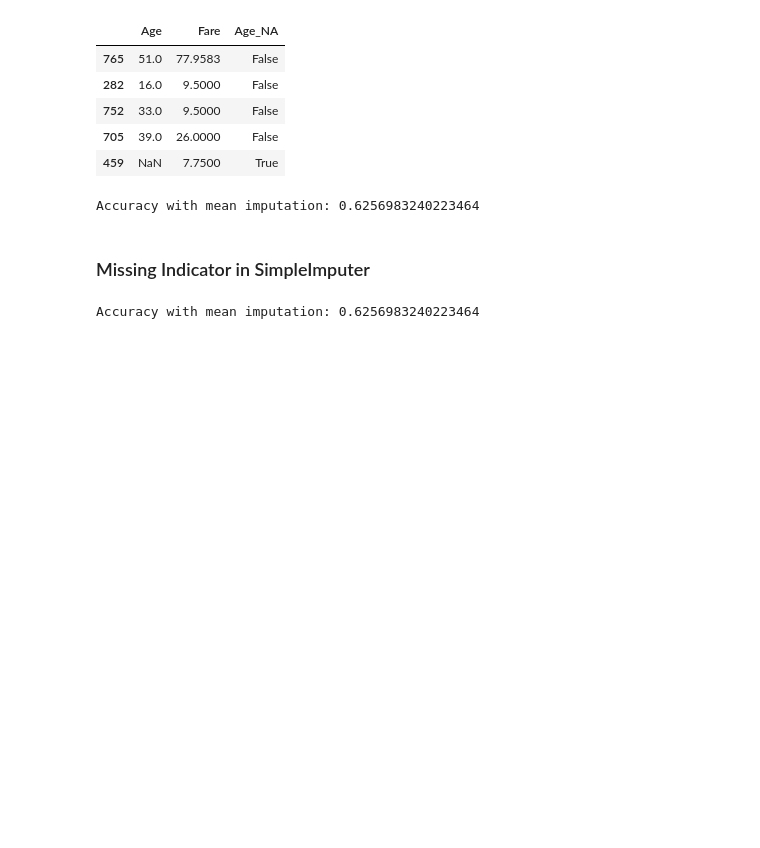
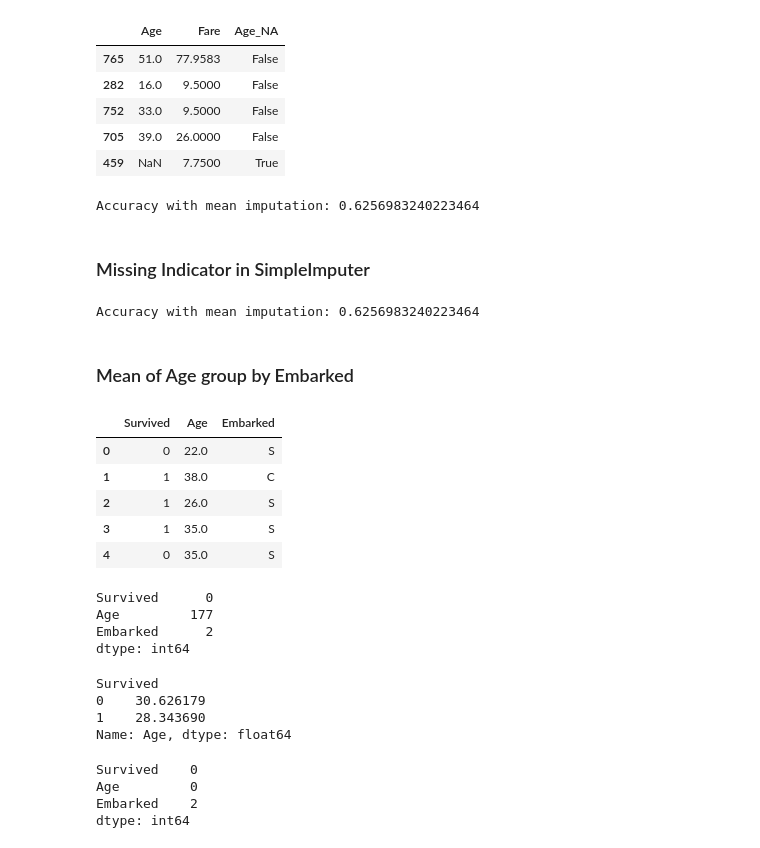
Before and after one commit to tapaskumarpaul84/MachineLearning, a Jupyter notebook: Feature_Engineering/09_FE_handle_missingvalues.ipynb, the cells around one changed output. Cells and saved outputs as stored; diff of their text form; code cells hidden in the pictures; blank space fills up the shorter version.

```diff
--- a/Feature_Engineering/09_FE_handle_missingvalues.ipynb
+++ b/Feature_Engineering/09_FE_handle_missingvalues.ipynb
@@ -699,3 +699,5 @@ yPred=clf.predict(x_test)
 print("Accuracy with mean imputation:",accuracy_score(y_test,yPred))
 # %% [output]
 Accuracy with mean imputation: 0.6256983240223464
+# %% [markdown]
+### Mean of Age group by Embarked
@@ -701,0 +708,25 @@ Accuracy with mean imputation: 0.6256983240223464
+# %%
+df=pd.read_csv(r'../Datasets/titanic_train.csv',usecols=['Age','Embarked','Survived'])
+# %%
+df.head()
+# %% [output]
+|  | Survived | Age | Embarked |
+| 0 | 0 | 22.0 | S |
+| 1 | 1 | 38.0 | C |
+| 2 | 1 | 26.0 | S |
+| 3 | 1 | 35.0 | S |
+| 4 | 0 | 35.0 | S |
+# %%
+df.isnull().sum()
+# %% [output]
+Survived      0
+Age         177
+Embarked      2
+dtype: int64
+# %%
+df.groupby('Survived')['Age'].mean()
+# %% [output]
+Survived
+0    30.626179
+1    28.343690
+Name: Age, dtype: float64
@@ -701,0 +735,7 @@ Accuracy with mean imputation: 0.6256983240223464
+# %%
+df.isnull().sum()
+# %% [output]
+Survived    0
+Age         0
+Embarked    2
+dtype: int64
```
Also changed, not shown: parts of 3 cells of this notebook, 3 other files.
